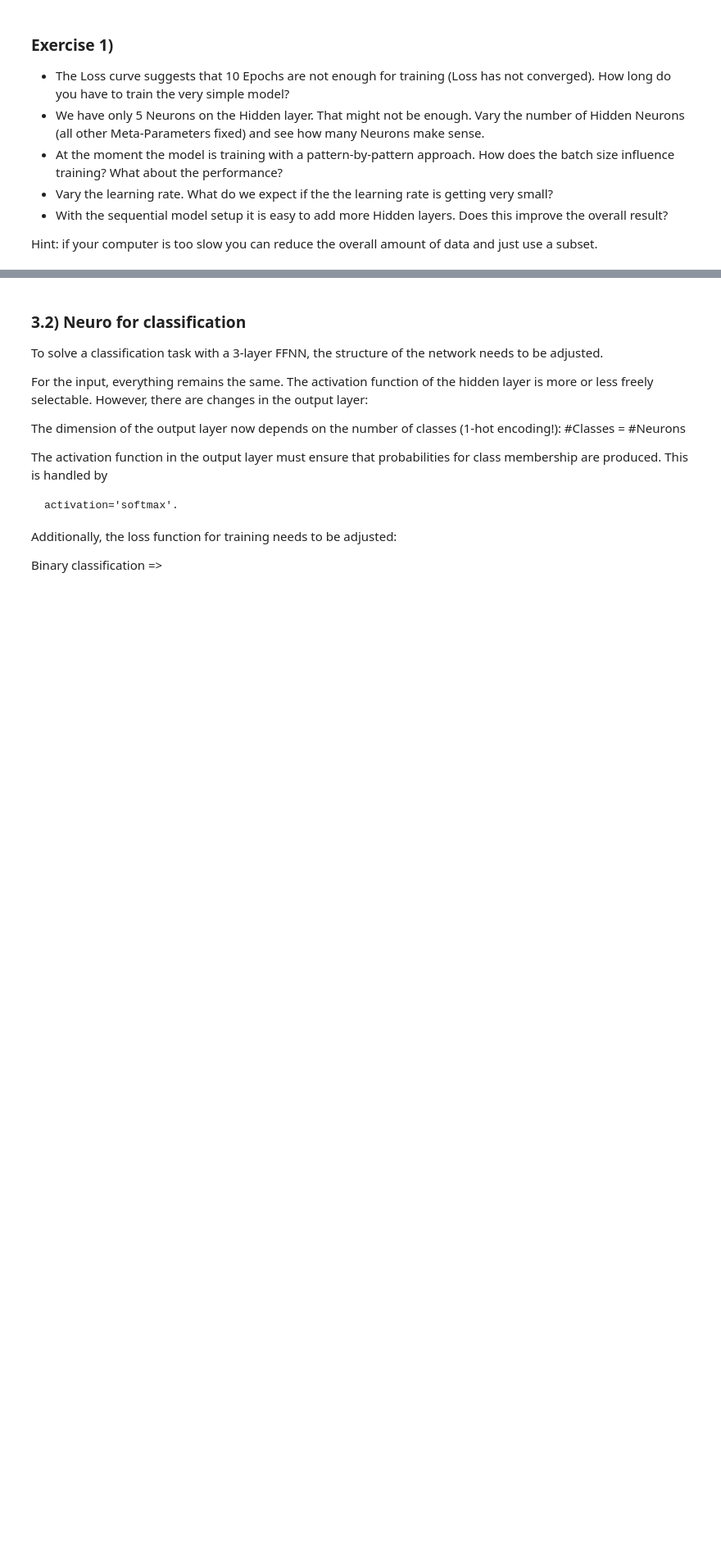
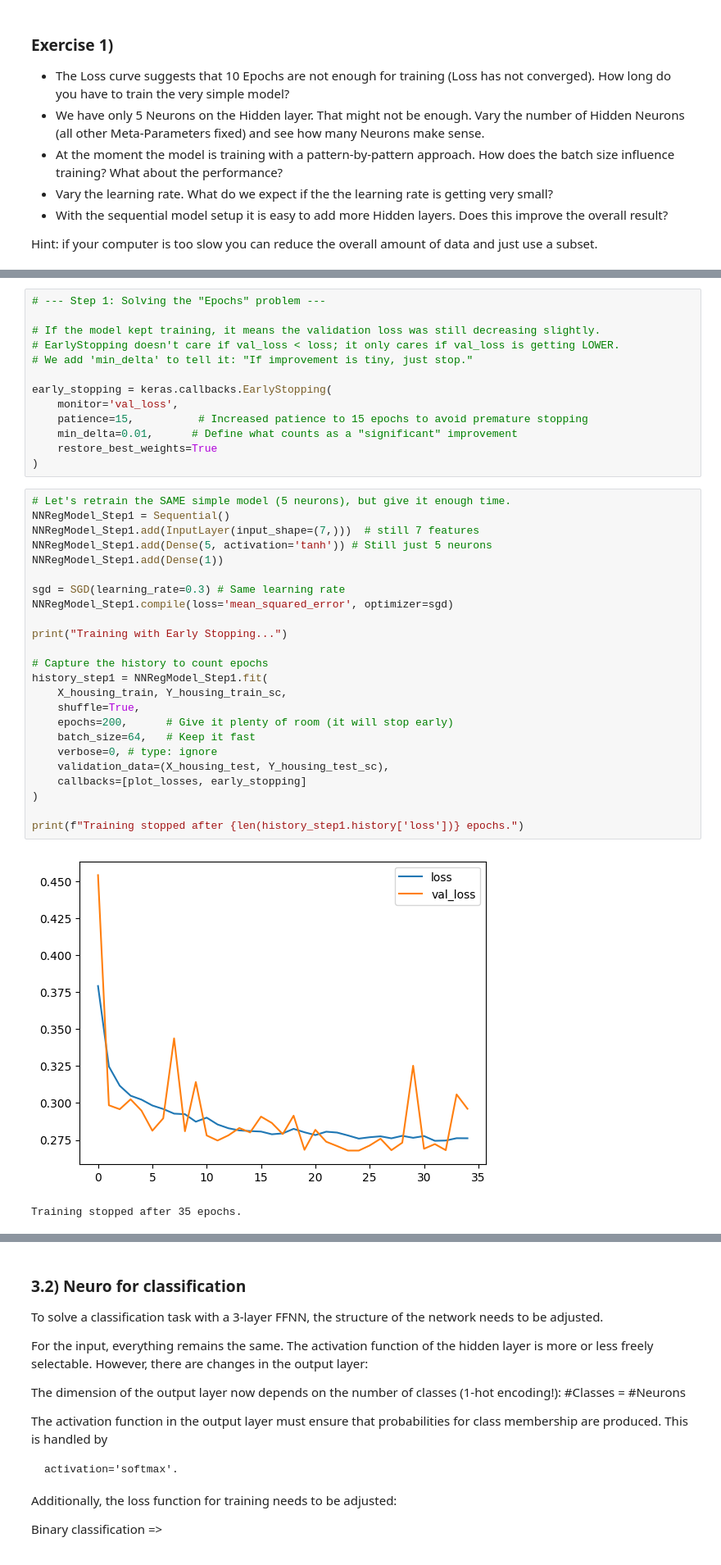
Before and after one commit to nightguarder/NeuralNetworks, a Jupyter notebook: lectures/NN_Lecture3_Neuro_get_started.ipynb, the cells around one changed output, grey strips where cells are left out. Shown at 82% size. Drawn from its saved outputs; the diff is of its cells as text; blank space fills up the shorter version.

```diff
--- a/lectures/NN_Lecture3_Neuro_get_started.ipynb
+++ b/lectures/NN_Lecture3_Neuro_get_started.ipynb
@@ -656,0 +711,40 @@ Hint: if your computer is too slow you can reduce the overall amount of data and
+# %%
+# --- Step 1: Solving the "Epochs" problem ---
+
+# If the model kept training, it means the validation loss was still decreasing slightly.
+# EarlyStopping doesn't care if val_loss < loss; it only cares if val_loss is getting LOWER.
+# We add 'min_delta' to tell it: "If improvement is tiny, just stop."
+
+early_stopping = keras.callbacks.EarlyStopping(
+    monitor='val_loss',
+    patience=15,          # Increased patience to 15 epochs to avoid premature stopping
+    min_delta=0.01,      # Define what counts as a "significant" improvement
+    restore_best_weights=True
+)
+# %%
+# Let's retrain the SAME simple model (5 neurons), but give it enough time.
+NNRegModel_Step1 = Sequential()
+NNRegModel_Step1.add(InputLayer(input_shape=(7,)))  # still 7 features
+NNRegModel_Step1.add(Dense(5, activation='tanh')) # Still just 5 neurons
+NNRegModel_Step1.add(Dense(1))
+
+sgd = SGD(learning_rate=0.3) # Same learning rate
+NNRegModel_Step1.compile(loss='mean_squared_error', optimizer=sgd)
+
+print("Training with Early Stopping...")
+
+# Capture the history to count epochs
+history_step1 = NNRegModel_Step1.fit(
+    X_housing_train, Y_housing_train_sc,
+    shuffle=True,
+    epochs=200,      # Give it plenty of room (it will stop early)
+    batch_size=64,   # Keep it fast
+    verbose=0, # type: ignore
+    validation_data=(X_housing_test, Y_housing_test_sc),
+    callbacks=[plot_losses, early_stopping]
+)
+
+print(f"Training stopped after {len(history_step1.history['loss'])} epochs.")
+# %% [output]
+[figure, added]
+Training stopped after 35 epochs.
```
Also changed, not shown: parts of 37 cells of this notebook.
